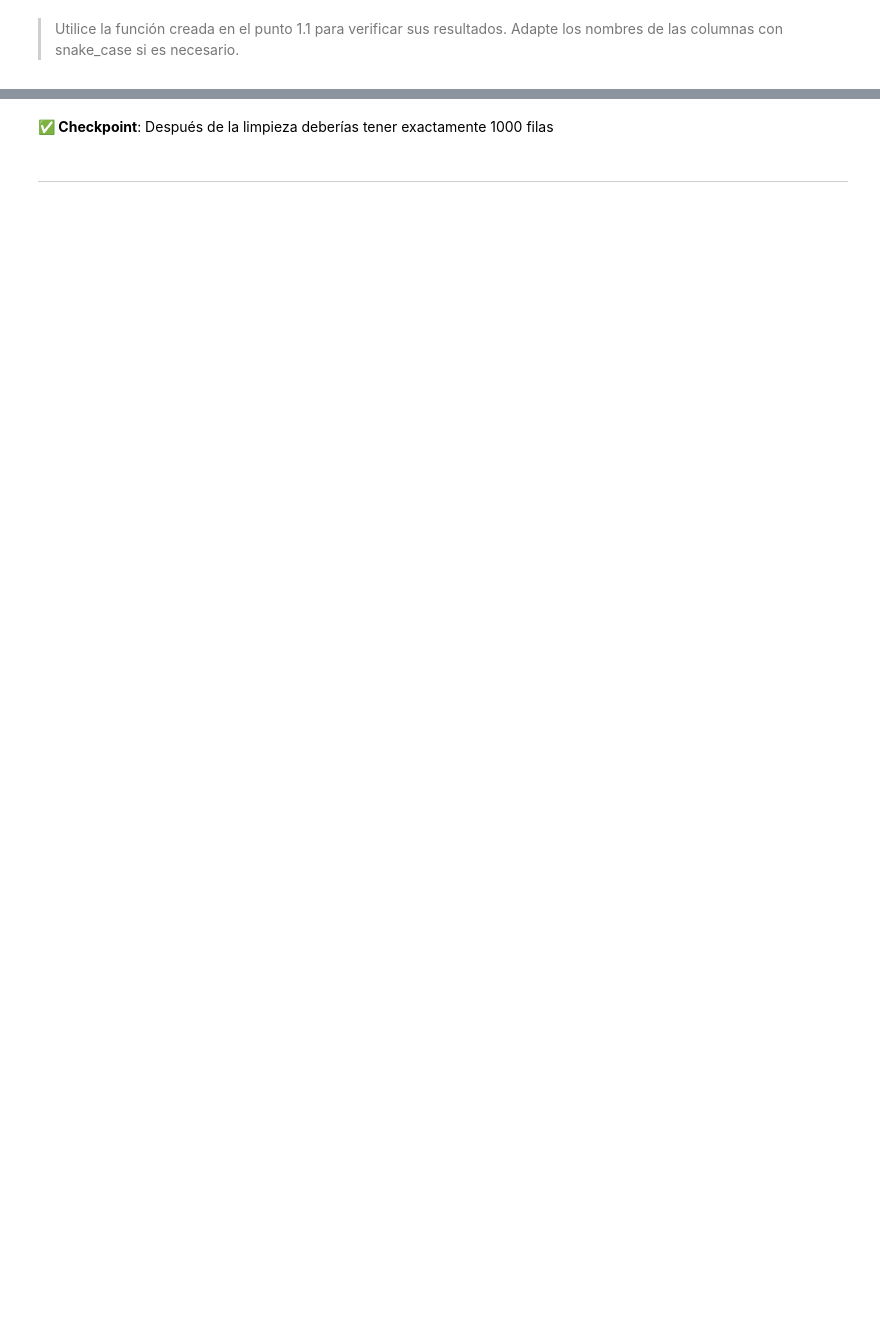
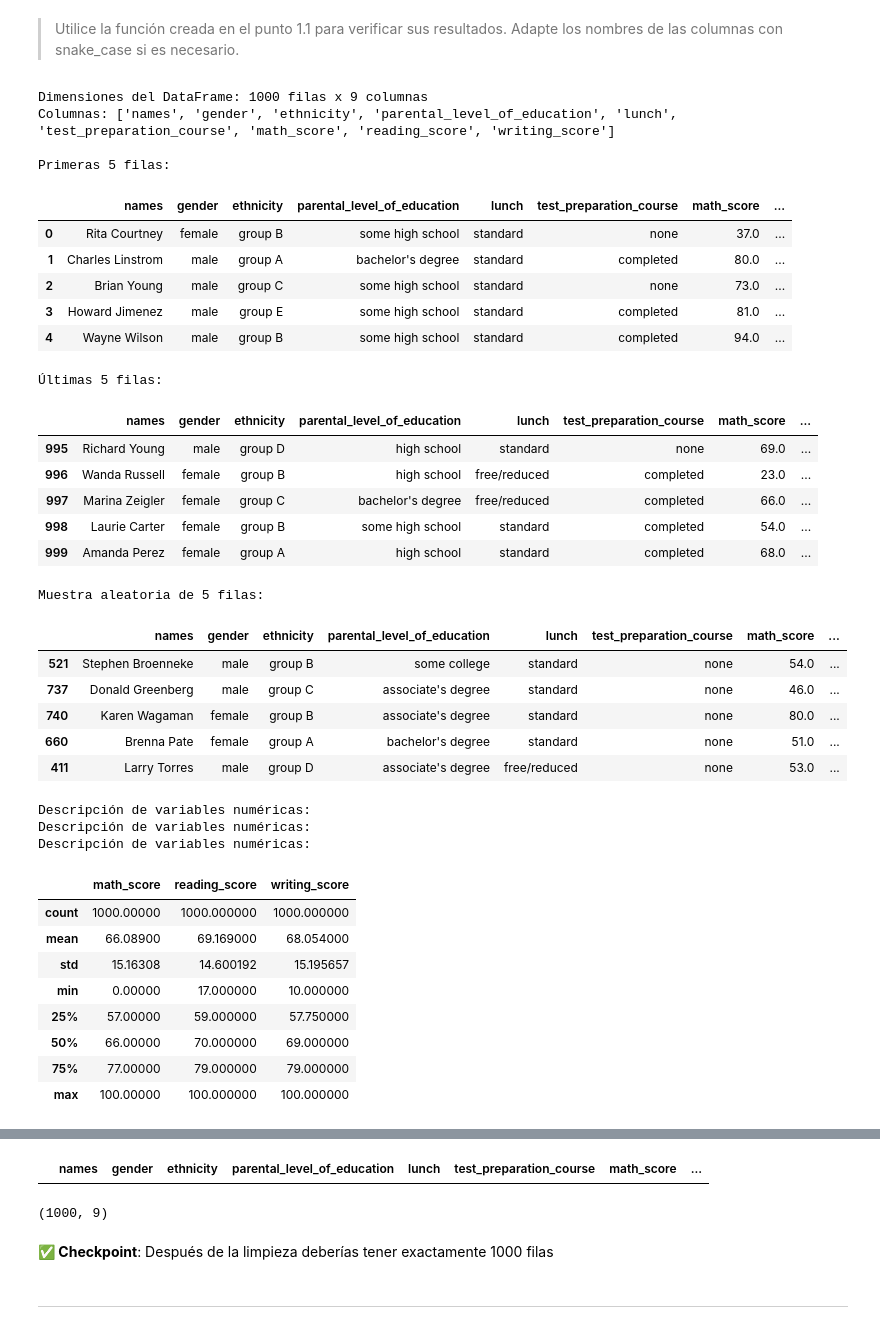
Before and after one commit to cadaeic628/MDS7202, a Jupyter notebook: labs/lab_3/Laboratorio_3.ipynb, the cells around one changed output, grey strips where cells are left out. Drawn from its saved outputs; the diff is of its cells as text; code cells hidden in the pictures; blank space fills up the shorter version.

```diff
--- a/labs/lab_3/Laboratorio_3.ipynb
+++ b/labs/lab_3/Laboratorio_3.ipynb
@@ -148,10 +283,40 @@ En base a lo realizado anteriormente, realice una limpieza del dataset. Asuma lo
 - [ ] Comprobar que ya no existen anomalías en los datos usando la función de la sección 1.1 (solo imprimir, no justificar). Puede que necesite adaptar la función para usar los nuevos nombres de columnas
 # %% [markdown]
 **Respuesta:**
-# %%
-def to_snake_case(s: str) -> str: ...
-# %%
-def clean_data(df: pd.DataFrame) -> pd.DataFrame: ...
+# %%
+def to_snake_case(s: str) -> str:
+    s = s.strip().lower()
+    s = s.replace("/", " ").replace("-", " ").replace("'", "")
+    s = re.sub(r"[^a-z0-9]+", "_", s)
+    s = re.sub(r"_+", "_", s).strip("_")
+    return s
+# %%
+def clean_data(df: pd.DataFrame) -> pd.DataFrame:
+    df_clean = df.copy()
+
+    # Estandarizar nombres de columnas
+    df_clean.columns = [to_snake_case(col) for col in df_clean.columns]
+
+    # Renombrar race_ethnicity -> ethnicity
+    if "race_ethnicity" in df_clean.columns:
+        df_clean = df_clean.rename(columns={"race_ethnicity": "ethnicity"})
+
+    # Eliminar duplicados exactos
+    df_clean = df_clean.drop_duplicates()
+
+    # Convertir scores a numéricos
+    score_cols = ["math_score", "reading_score", "writing_score"]
+    for col in score_cols:
+        df_clean[col] = pd.to_numeric(df_clean[col], errors="coerce")
+
+    # Eliminar filas con nulos
+    df_clean = df_clean.dropna()
+
+    # Filtrar notas válidas entre 0 y 100
+    for col in score_cols:
+        df_clean = df_clean[(df_clean[col] >= 0) & (df_clean[col] <= 100)]
+
+    return df_clean.reset_index(drop=True)
 # %%
 df_cleaned = clean_data(df_grades)
 df_cleaned
@@ -158,2 +337,42 @@ df_cleaned
 # %% [markdown]
 > Utilice la función creada en el punto 1.1 para verificar sus resultados. Adapte los nombres de las columnas con snake_case si es necesario.
+# %%
+analyze_df(df_cleaned)
+print(df_cleaned.shape)
+# %% [output]
+Dimensiones del DataFrame: 1000 filas x 9 columnas
+Columnas: ['names', 'gender', 'ethnicity', 'parental_level_of_education', 'lunch', 'test_preparation_course', 'math_score', 'reading_score', 'writing_score']
+
+Primeras 5 filas:
+|  | names | gender | ethnicity | parental_level_of_education | lunch | test_preparation_course | math_score | ... |
+| 0 | Rita Courtney | female | group B | some high school | standard | none | 37.0 | ... |
+| 1 | Charles Linstrom | male | group A | bachelor's degree | standard | completed | 80.0 | ... |
+| 2 | Brian Young | male | group C | some high school | standard | none | 73.0 | ... |
+| 3 | Howard Jimenez | male | group E | some high school | standard | completed | 81.0 | ... |
+| 4 | Wayne Wilson | male | group B | some high school | standard | completed | 94.0 | ... |
+Últimas 5 filas:
+|  | names | gender | ethnicity | parental_level_of_education | lunch | test_preparation_course | math_score | ... |
+| 995 | Richard Young | male | group D | high school | standard | none | 69.0 | ... |
+| 996 | Wanda Russell | female | group B | high school | free/reduced | completed | 23.0 | ... |
+| 997 | Marina Zeigler | female | group C | bachelor's degree | free/reduced | completed | 66.0 | ... |
+| 998 | Laurie Carter | female | group B | some high school | standard | completed | 54.0 | ... |
+| 999 | Amanda Perez | female | group A | high school | standard | completed | 68.0 | ... |
+Muestra aleatoria de 5 filas:
+|  | names | gender | ethnicity | parental_level_of_education | lunch | test_preparation_course | math_score | ... |
+| 521 | Stephen Broenneke | male | group B | some college | standard | none | 54.0 | ... |
+| 737 | Donald Greenberg | male | group C | associate's degree | standard | none | 46.0 | ... |
+| 740 | Karen Wagaman | female | group B | associate's degree | standard | none | 80.0 | ... |
+| 660 | Brenna Pate | female | group A | bachelor's degree | standard | none | 51.0 | ... |
+| 411 | Larry Torres | male | group D | associate's degree | free/reduced | none | 53.0 | ... |
+Descripción de variables numéricas:
+Descripción de variables numéricas:
+Descripción de variables numéricas:
+|  | math_score | reading_score | writing_score |
+| count | 1000.00000 | 1000.000000 | 1000.000000 |
+| mean | 66.08900 | 69.169000 | 68.054000 |
+| std | 15.16308 | 14.600192 | 15.195657 |
+| min | 0.00000 | 17.000000 | 10.000000 |
+| 25% | 57.00000 | 59.000000 | 57.750000 |
+| 50% | 66.00000 | 70.000000 | 69.000000 |
+| 75% | 77.00000 | 79.000000 | 79.000000 |
+| max | 100.00000 | 100.000000 | 100.000000 |
@@ -160,3 +396,5 @@ df_cleaned
+|  | names | gender | ethnicity | parental_level_of_education | lunch | test_preparation_course | math_score | ... |
+(1000, 9)
 # %% [markdown]
 **✅ Checkpoint**: Después de la limpieza deberías tener exactamente 1000 filas
 # %% [markdown]
```
Also changed, not shown: parts of 9 cells of this notebook.
